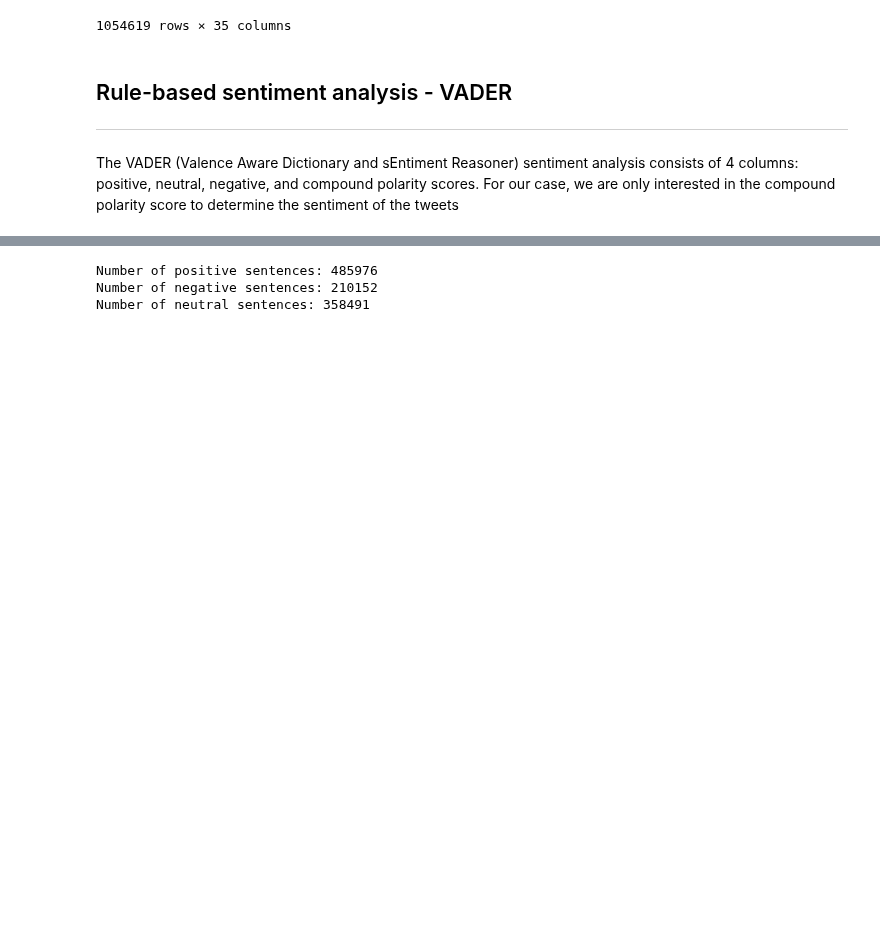
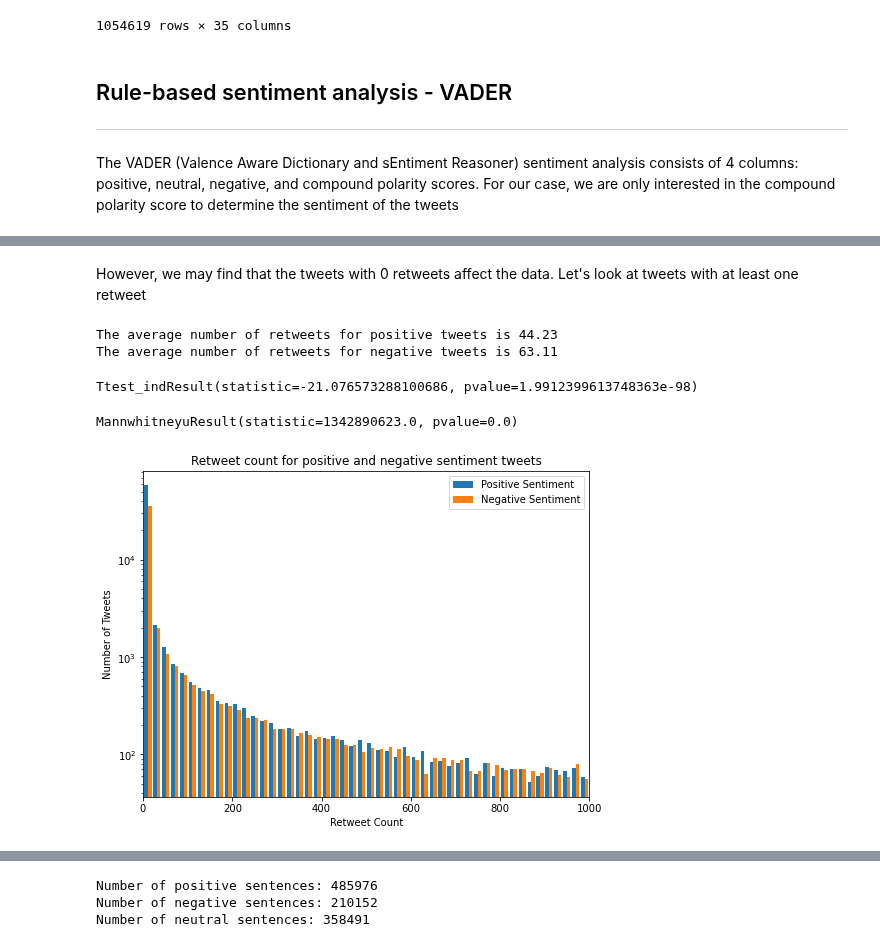
Before and after one commit to epfl-ada/ada-2020-project-milestone-p3-p3_musetti-adaletti, a Jupyter notebook: Creative_extension_analysis.ipynb, the cells around one changed output, grey strips where cells are left out. Cells and saved outputs as stored; diff of their text form; code cells hidden in the pictures; blank space fills up the shorter version.

```diff
--- a/Creative_extension_analysis.ipynb
+++ b/Creative_extension_analysis.ipynb
@@ -201,0 +246,3 @@ The VADER (Valence Aware Dictionary and sEntiment Reasoner) sentiment analysis c
+# %%
+pos_sents = en_tweets.loc[en_tweets['sentiment'] == 'pos']
+neg_sents = en_tweets.loc[en_tweets['sentiment'] == 'neg']
@@ -201,0 +342,32 @@ The VADER (Valence Aware Dictionary and sEntiment Reasoner) sentiment analysis c
+# %% [markdown]
+However, we may find that the tweets with 0 retweets affect the data. Let's look at tweets with at least one retweet
+# %%
+pos_sents_filtered = pos_sents.loc[(pos_sents['retweet_count']<1000) & (pos_sents['retweet_count'])>0]
+neg_sents_filtered = neg_sents.loc[(neg_sents['retweet_count']<1000) & (neg_sents['retweet_count']>0)]
+# %%
+print("The average number of retweets for positive tweets is {:.2f}".format(pos_sents_filtered.retweet_count.mean()))
+print("The average number of retweets for negative tweets is {:.2f}".format(neg_sents_filtered.retweet_count.mean()))
+# %% [output]
+The average number of retweets for positive tweets is 44.23
+The average number of retweets for negative tweets is 63.11
+# %%
+stats.ttest_ind(pos_sents_filtered.retweet_count, neg_sents_filtered.retweet_count)
+# %% [output]
+Ttest_indResult(statistic=-21.076573288100686, pvalue=1.9912399613748363e-98)
+# %%
+stats.mannwhitneyu(pos_sents_filtered.retweet_count, neg_sents_filtered.retweet_count)
+# %% [output]
+MannwhitneyuResult(statistic=1342890623.0, pvalue=0.0)
+# %%
+plt.figure(figsize=(8,6))
+
+plt.hist([pos_sents_filtered.retweet_count, neg_sents_filtered.retweet_count], bins=50, label=['Positive Sentiment', 'Negative Sentiment'])
+plt.legend(loc = 'upper right')
+plt.title('Retweet count for positive and negative sentiment tweets')
+plt.xlabel('Retweet Count')
+plt.ylabel('Number of Tweets')
+plt.yscale('log')
+plt.xlim([0, 1000])
+plt.show()
+# %% [output]
+[figure, added]
```
Also changed, not shown: parts of 30 cells of this notebook.
